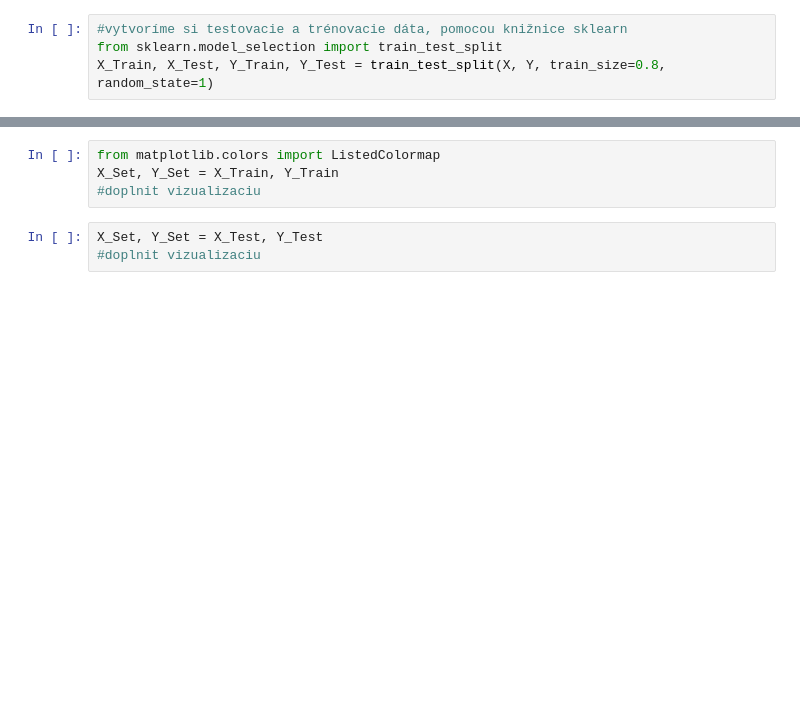
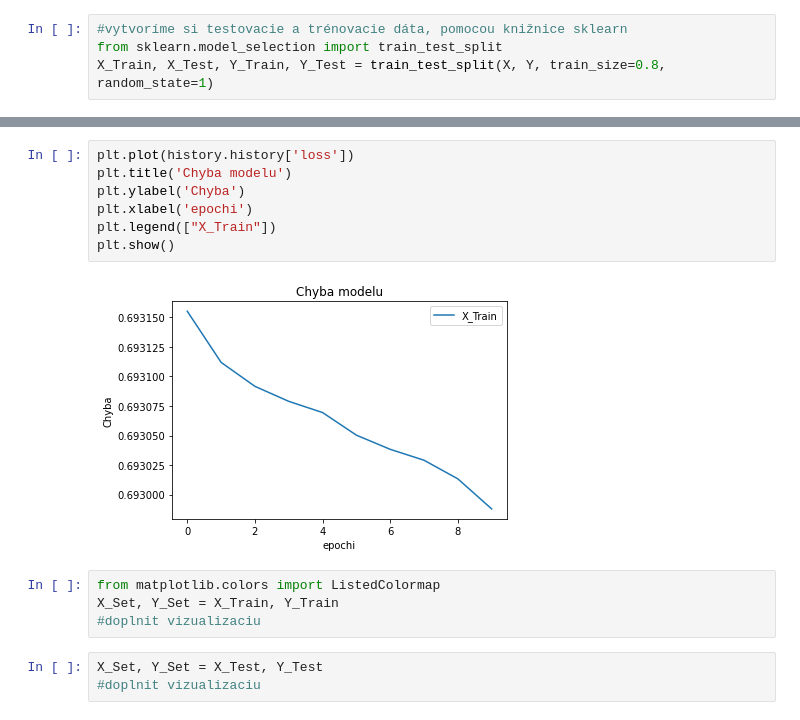
Before and after one commit to whiskeY11/Plesivcak_NS2021, a Jupyter notebook: Plesivcak_NS2021_projekt.ipynb, the cells around one changed output, grey strips where cells are left out. Saved outputs shown, nothing was run; the diff lists cells and outputs as text; blank space fills up the shorter version.

```diff
--- a/Plesivcak_NS2021_projekt.ipynb
+++ b/Plesivcak_NS2021_projekt.ipynb
@@ -190,3 +106,12 @@ cm = confusion_matrix(Y_Test, Y_Pred)
+# %%
+plt.plot(history.history['loss'])
+plt.title('Chyba modelu')
+plt.ylabel('Chyba')
+plt.xlabel('epochi')
+plt.legend(["X_Train"])
+plt.show()
+# %% [output]
+[figure, added]
 # %%
 from matplotlib.colors import ListedColormap
 X_Set, Y_Set = X_Train, Y_Train
```
Also changed, not shown: parts of 25 cells of this notebook.
